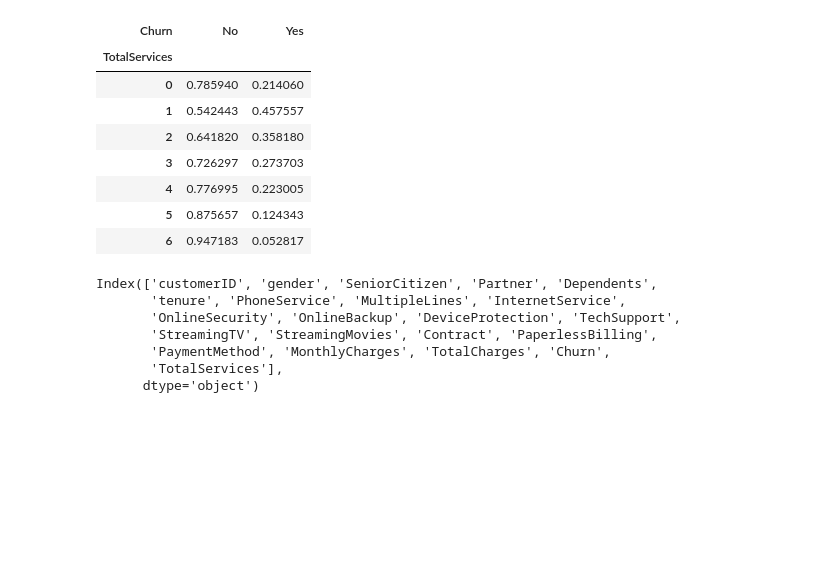
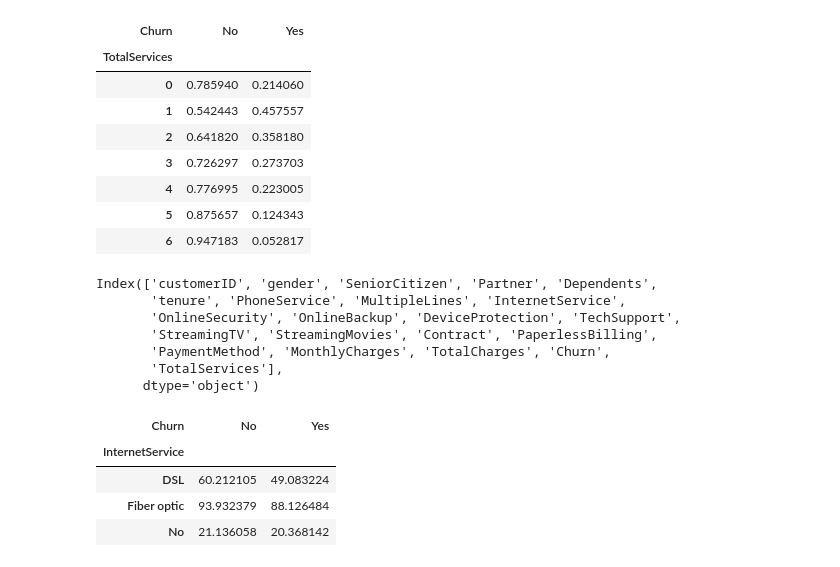
Before and after one commit to Priyanshu-Upadhyay-27/end-to-end-churn-ml, a Jupyter notebook: notebooks/EDA-Churn.ipynb, the cells around one changed output. Cells and saved outputs as stored; diff of their text form; code cells hidden in the pictures; blank space fills up the shorter version.

```diff
--- a/notebooks/EDA-Churn.ipynb
+++ b/notebooks/EDA-Churn.ipynb
@@ -443,4 +445,10 @@ Index(['customerID', 'gender', 'SeniorCitizen', 'Partner', 'Dependents',
        'TotalServices'],
       dtype='object')
 # %%
-pd.crosstab(cf[""])
+pd.pivot_table(cf, values = "MonthlyCharges", index = "InternetService", columns = "Churn")
+# %% [output]
+| Churn | No | Yes |
+| InternetService |  |  |
+| DSL | 60.212105 | 49.083224 |
+| Fiber optic | 93.932379 | 88.126484 |
+| No | 21.136058 | 20.368142 |
```
Also changed, not shown: parts of 4 cells of this notebook.
